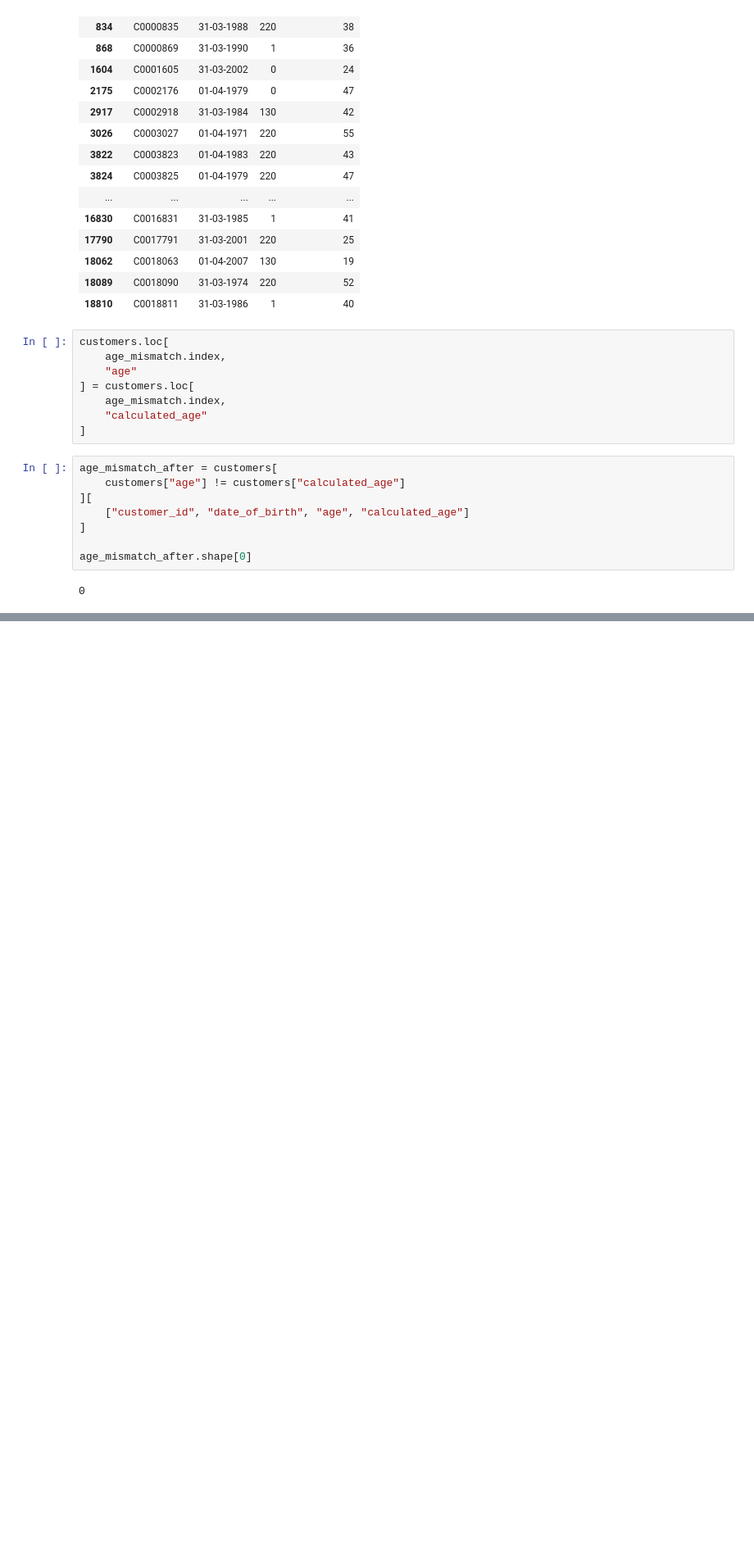
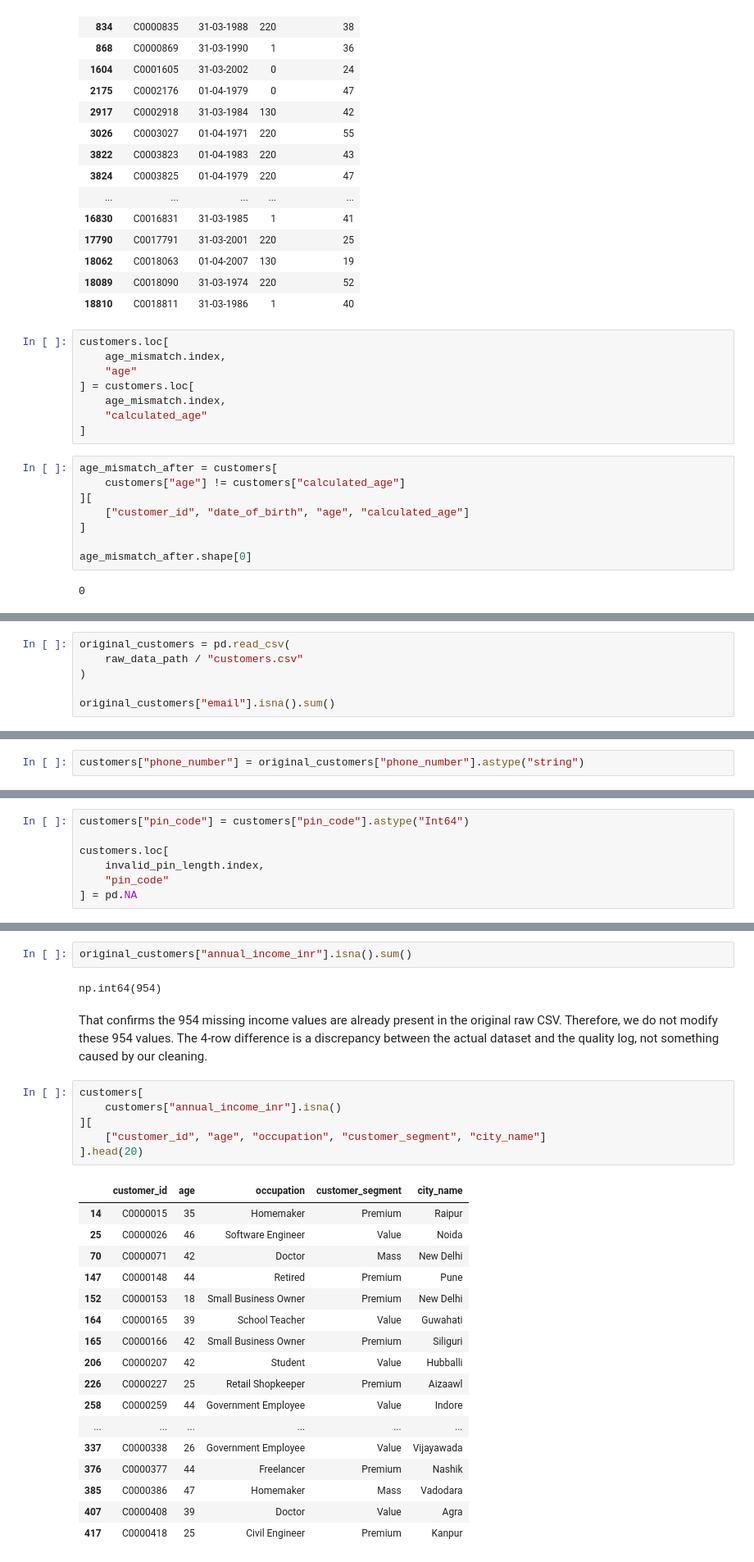
Before and after one commit to chawdadarsh215-ctrl/NexaTel-Customer-Churn-Analytics, a Jupyter notebook: notebooks/Phase1_DataCleaning_DarshChawda.ipynb, the cells around one changed output, grey strips where cells are left out. Shown at 82% size. Drawn from its saved outputs; the diff is of its cells as text; blank space fills up the shorter version.

Commit message:
Complete Phase 1 data cleaning and validation

```diff
--- a/notebooks/Phase1_DataCleaning_DarshChawda.ipynb
+++ b/notebooks/Phase1_DataCleaning_DarshChawda.ipynb
@@ -825,0 +1003,6 @@ age_mismatch_after.shape[0]
+# %%
+original_customers = pd.read_csv(
+    raw_data_path / "customers.csv"
+)
+
+original_customers["email"].isna().sum()
@@ -825,0 +1175,2 @@ age_mismatch_after.shape[0]
+# %%
+customers["phone_number"] = original_customers["phone_number"].astype("string")
@@ -825,0 +1331,7 @@ age_mismatch_after.shape[0]
+# %%
+customers["pin_code"] = customers["pin_code"].astype("Int64")
+
+customers.loc[
+    invalid_pin_length.index,
+    "pin_code"
+] = pd.NA
@@ -825,0 +1672,31 @@ age_mismatch_after.shape[0]
+# %%
+original_customers["annual_income_inr"].isna().sum()
+# %% [output]
+np.int64(954)
+# %% [markdown]
+That confirms the 954 missing income values are already present in the original raw CSV.
+Therefore, we do not modify these 954 values. The 4-row difference is a discrepancy between the actual dataset and the quality log, not something caused by our cleaning.
+# %%
+customers[
+    customers["annual_income_inr"].isna()
+][
+    ["customer_id", "age", "occupation", "customer_segment", "city_name"]
+].head(20)
+# %% [output]
+|  | customer_id | age | occupation | customer_segment | city_name |
+| 14 | C0000015 | 35 | Homemaker | Premium | Raipur |
+| 25 | C0000026 | 46 | Software Engineer | Value | Noida |
+| 70 | C0000071 | 42 | Doctor | Mass | New Delhi |
+| 147 | C0000148 | 44 | Retired | Premium | Pune |
+| 152 | C0000153 | 18 | Small Business Owner | Premium | New Delhi |
+| 164 | C0000165 | 39 | School Teacher | Value | Guwahati |
+| 165 | C0000166 | 42 | Small Business Owner | Premium | Siliguri |
+| 206 | C0000207 | 42 | Student | Value | Hubballi |
+| 226 | C0000227 | 25 | Retail Shopkeeper | Premium | Aizaawl |
+| 258 | C0000259 | 44 | Government Employee | Value | Indore |
+| ... | ... | ... | ... | ... | ... |
+| 337 | C0000338 | 26 | Government Employee | Value | Vijayawada |
+| 376 | C0000377 | 44 | Freelancer | Premium | Nashik |
+| 385 | C0000386 | 47 | Homemaker | Mass | Vadodara |
+| 407 | C0000408 | 39 | Doctor | Value | Agra |
+| 417 | C0000418 | 25 | Civil Engineer | Premium | Kanpur |
```
Also changed, not shown: parts of 220 cells of this notebook, 24 other files.
